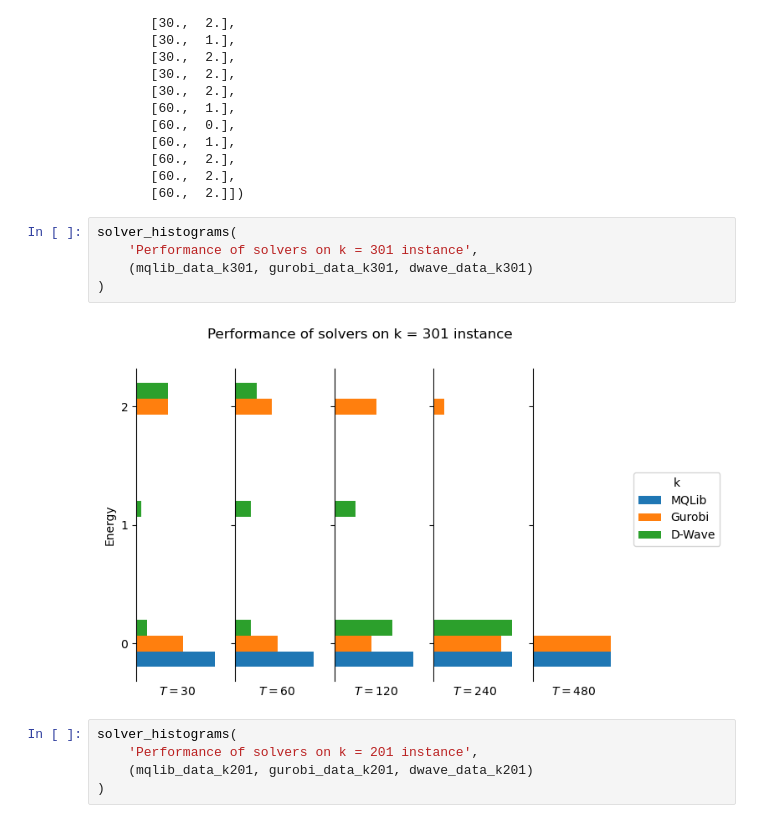
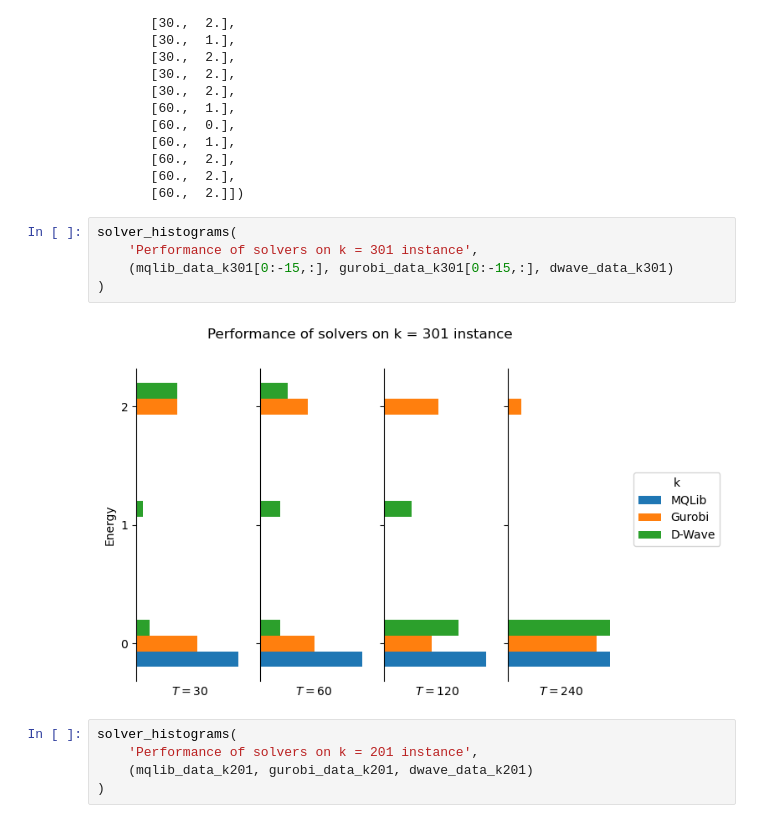
Before and after one commit to JoshCudby/quantum_pangenomics, a Jupyter notebook: edge_tangle/notebooks/edge_tangle_plotting.ipynb, the cells around one changed output. Drawn from its saved outputs; the diff is of its cells as text.

```diff
--- a/edge_tangle/notebooks/edge_tangle_plotting.ipynb
+++ b/edge_tangle/notebooks/edge_tangle_plotting.ipynb
@@ -222,10 +222,10 @@ array([[30.,  0.],
 # %%
 solver_histograms(
     'Performance of solvers on k = 301 instance',
-    (mqlib_data_k301, gurobi_data_k301, dwave_data_k301)
+    (mqlib_data_k301[0:-15,:], gurobi_data_k301[0:-15,:], dwave_data_k301)
 )
 # %% [output]
-[figure, old version]
+[figure, new version]
 # %%
 solver_histograms(
     'Performance of solvers on k = 201 instance',
```
Also changed, not shown: 4 other files.
